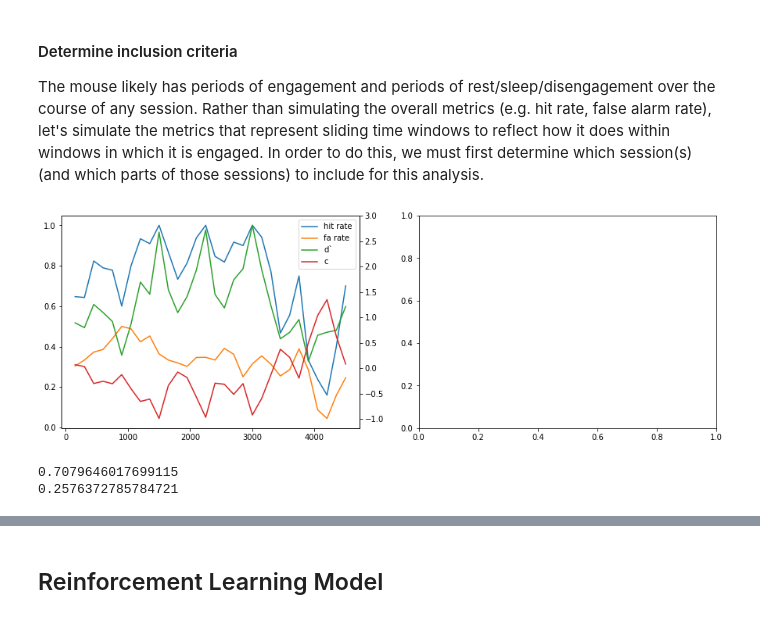
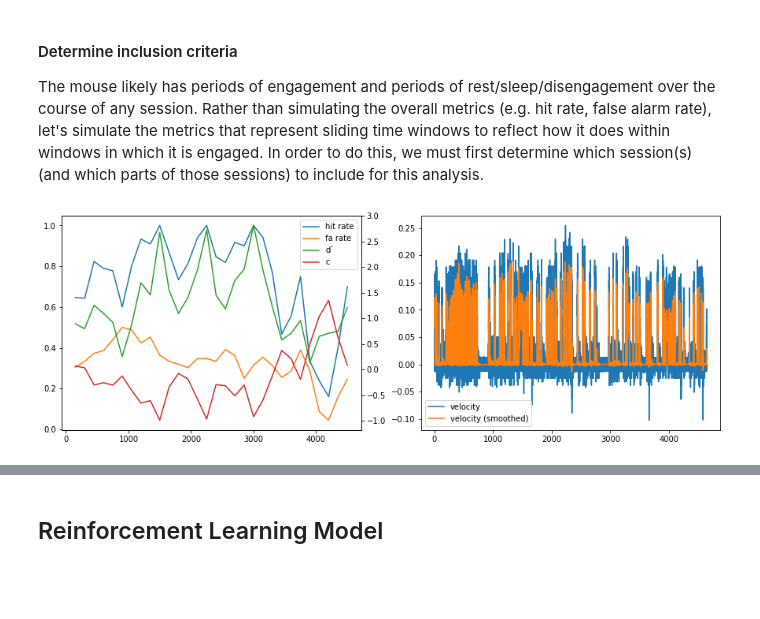
Before and after one commit to jbwebb8/foraging-analysis, a Jupyter notebook: patch_foraging_simulation.ipynb, the cells around one changed output, grey strips where cells are left out. Drawn from its saved outputs; the diff is of its cells as text; code cells hidden in the pictures; blank space fills up the shorter version.

```diff
--- a/patch_foraging_simulation.ipynb
+++ b/patch_foraging_simulation.ipynb
@@ -1245,14 +1250,18 @@ i = 9
 
 dt_bin = 300 # time bin (s)
 dt_overlap = dt_bin//2 # overlap (s)
-dp_min = 0.0
-v_min = 0.02
+v_thresh = 0.02
+vf_sig = 0.6
+dp_sig = 0.0
+filt_len = 2.0 # seconds
 
 with h5py.File(filelist[i]) as f:
+    ### Calculate trial bins ###
     # Get trial timestamps (seconds)
     t_trial = (f['UntitledTrialStartms']['Data'][0, :] - f['UntitledAIStartms']['Data'][0])/1000.0
 
-    # Determine last timestamp
+    # Determine last timestamp in analysis window
+    t_patch_start = (f['UntitledPatchStartms']['Data'][0, :] - f['UntitledAIStartms']['Data'][0])/1000.0
     t_patch_end = (f['UntitledPatchEndms']['Data'][0, :] - f['UntitledAIStartms']['Data'][0])/1000.0
     t_total = t_patch_end[-1]
 
@@ -1280,40 +1289,55 @@ with h5py.File(filelist[i]) as f:
     dt_nc_bins = trial_bins * dt_nc[np.newaxis, :]
     n_cr = np.sum((dt_nc_bins / target_duration).astype(np.int32), axis=1) # or reaction time?
     n_fa = np.sum((results_bins == 3), axis=1)
     fa_rate = n_fa / (n_fa + n_cr)
 
     # d prime, bias
     hit_rate_ = np.maximum(np.minimum(hit_rate, 0.99), 0.01); # avoids z = +/-inf
     fa_rate_ = np.maximum(np.minimum(fa_rate, 0.99), 0.01); # avoids z = +/-inf
     z_hit_rate = norm.ppf(hit_rate_, loc=0.0, scale=1.0)
     z_fa_rate = norm.ppf(fa_rate_, loc=0.0, scale=1.0)
     dp = z_hit_rate - z_fa_rate
     c = -(z_hit_rate + z_fa_rate) / 2 # note negative sign
 
     ### Calculate time walking (interpatch engagement) ###
-    v_t = f['']
+    # Calculate smoothed velocity trace
+    t_v = f['UntitledWheelTime']['Data'][0, :]
+    v = f['UntitledWheelSpeed']['Data'][0, :]
+    dt_v = np.mean(np.diff(t_v))
+    filt_pts = int(filt_len / dt_v)
+    filt = np.zeros(2*filt_pts)
+    filt[0:filt_pts] = 1.0 / filt_pts
+    v_smooth = np.convolve(v, filt, mode='same')
 
+    # Determine which wheel time indices correspond to interpatches
+    dt_ip = f['UntitledInterPatchTime']['Data'][0, :]
+    idx_ip = ( (t_v[np.newaxis, :] > t_patch_end[:, np.newaxis])
+               *(t_v[np.newaxis, :] < (t_patch_end + dt_ip)[:, np.newaxis]) )
+    idx_ip = np.sum(idx_ip, axis=0).astype(np.bool) # collapse across all interpatches
 
+    # For each time bin, determine percent time walking while in interpatch(es)
+    v_bins = ( (t_v[np.newaxis, :] > tt_[:, np.newaxis] - dt_bin//2)
+               *(t_v[np.newaxis, :] < tt_[:, np.newaxis] + dt_bin//2) )
+    v_bins = (v_bins * v_smooth[np.newaxis, :]) * idx_ip[np.newaxis, :]
+    vf = np.sum(v_bins > v_thresh, axis=1) / np.sum(v_bins > 0, axis=1)
 
+    ### Determine which time bins contain significant activity ###
+    tt_sig = (dp > dp_sig) * (vf > vf_sig)
 
 fig, ax = plt.subplots(1, 2, figsize=(15, 5))
 l1 = ax[0].plot(tt_, hit_rate, label='hit rate')
 l2 = ax[0].plot(tt_, fa_rate, label='fa rate')
 ax2 = ax[0].twinx()
 for _ in range(2):
     next(ax2._get_lines.prop_cycler)
 l3 = ax2.plot(tt_, dp, label='d`')
 l4 = ax2.plot(tt_, c, label='c')
 lns = l1 + l2 + l3 + l4
 labs = [l.get_label() for l in lns]
 _ = ax[0].legend(lns, labs)
+
+_ = ax[1].plot(t_v, v, label='velocity')
+_ = ax[1].plot(t_v, v_smooth, label='velocity (smoothed)')
+_ = ax[1].legend()
 # %% [output]
-[figure, old version]
+[figure, new version]
-# %%
-f = h5py.File(filelist[i])
-print(f['UntitledS_HitRate']['Data'][0, 0] / 100.0)
-print(f['UntitledS_FARate']['Data'][0, 0] / 100.0)
-t_nc = f['UntitledNCTimechord']['Data'][0, :]
-# %% [output]
-0.7079646017699115
-0.2576372785784721
```
Also changed, not shown: parts of 12 cells of this notebook.
